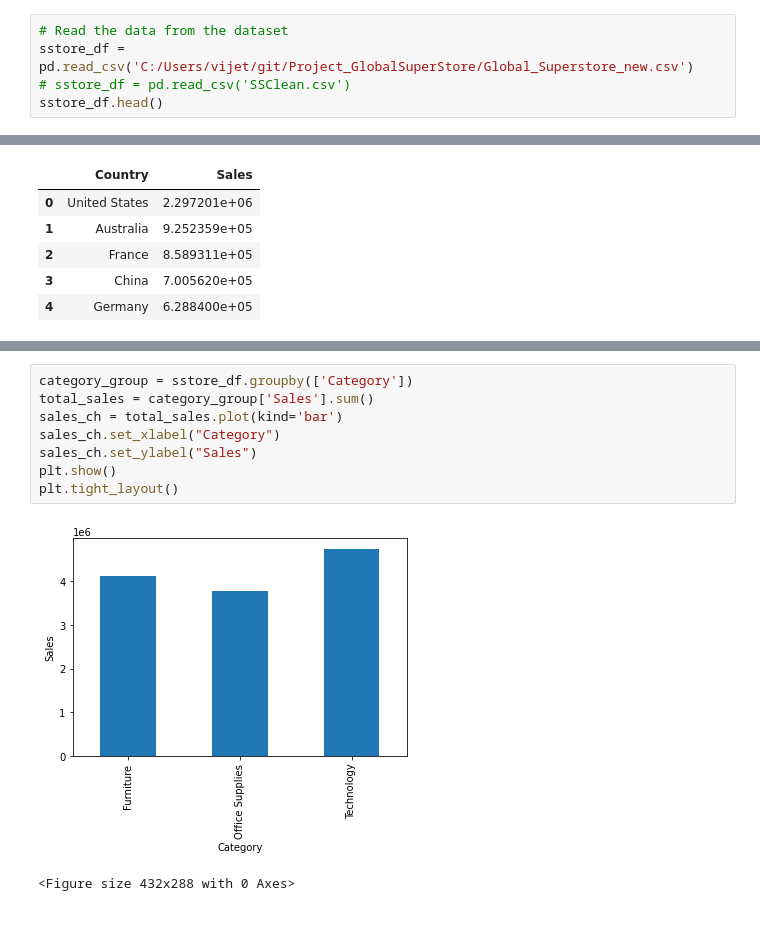
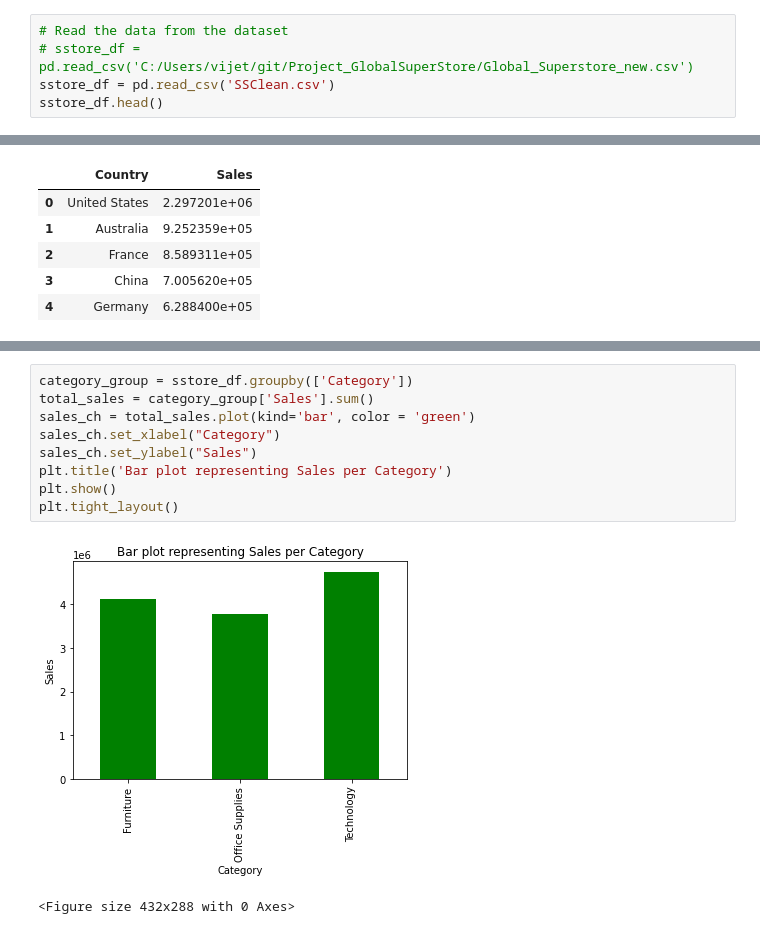
Before and after one commit to lmharlem/Project_GlobalSuperStore, a Jupyter notebook: GlobalSuperstore.ipynb, the cells around one changed output, grey strips where cells are left out. Drawn from its saved outputs; the diff is of its cells as text.

```diff
--- a/GlobalSuperstore.ipynb
+++ b/GlobalSuperstore.ipynb
@@ -10,7 +10,7 @@ import numpy as np
 import csv
 # %%
 # Read the data from the dataset
-sstore_df = pd.read_csv('C:/Users/vijet/git/Project_GlobalSuperStore/Global_Superstore_new.csv')
-# sstore_df = pd.read_csv('SSClean.csv')
+# sstore_df = pd.read_csv('C:/Users/vijet/git/Project_GlobalSuperStore/Global_Superstore_new.csv')
+sstore_df = pd.read_csv('SSClean.csv')
 sstore_df.head()
 # %% [output]
@@ -330,11 +334,12 @@ plt.tight_layout()
 # %%
 category_group = sstore_df.groupby(['Category'])
 total_sales = category_group['Sales'].sum()
-sales_ch = total_sales.plot(kind='bar')
+sales_ch = total_sales.plot(kind='bar', color = 'green')
 sales_ch.set_xlabel("Category")
 sales_ch.set_ylabel("Sales")
+plt.title('Bar plot representing Sales per Category')
 plt.show()
 plt.tight_layout()
 # %% [output]
-[figure, old version]
+[figure, new version]
 <Figure size 432x288 with 0 Axes>
```
Also changed, not shown: parts of 8 cells of this notebook, 2 other files.
